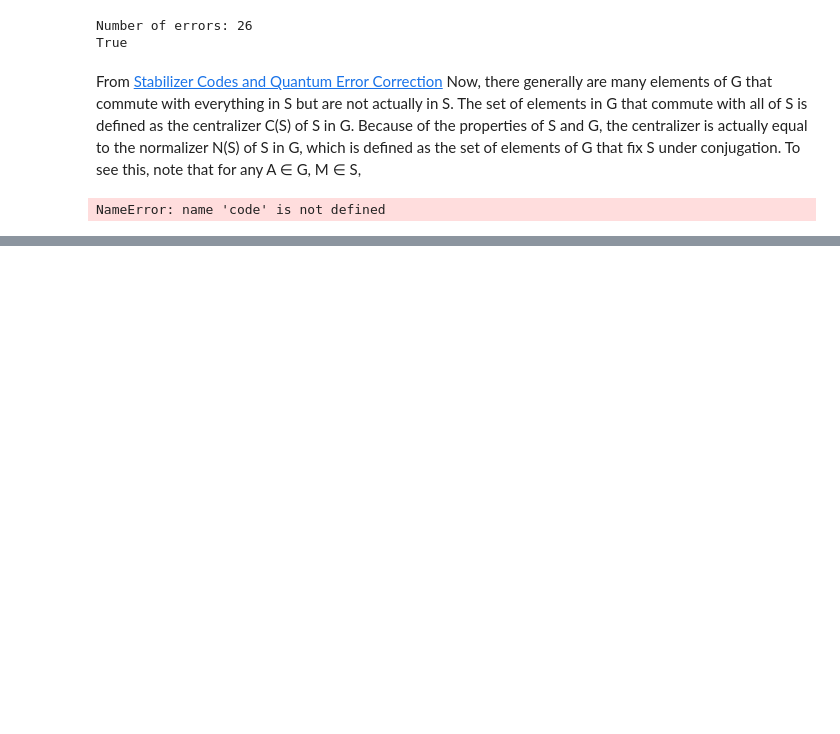
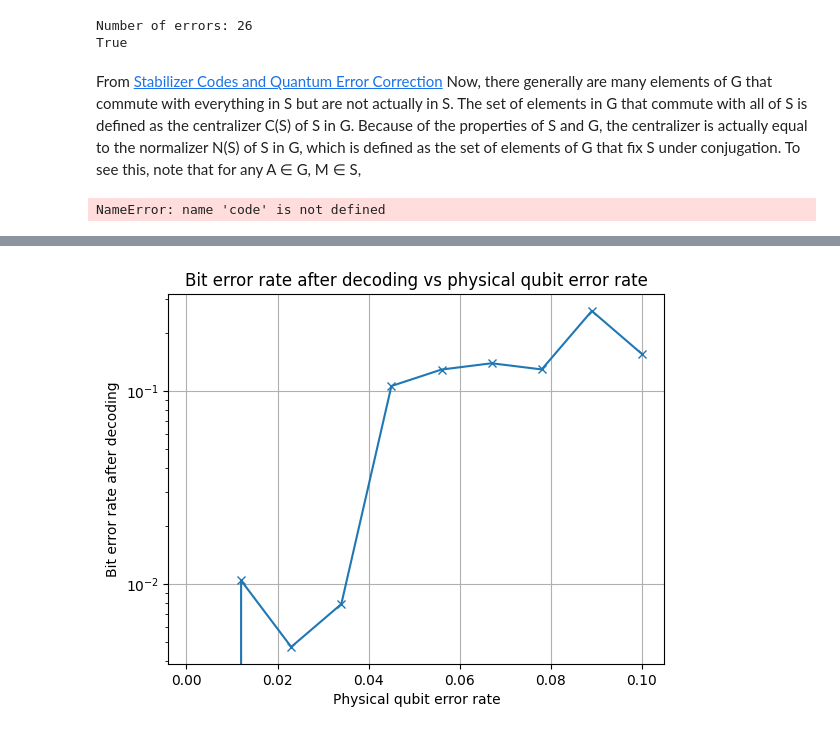
Before and after one commit to Omer-Sella/qecc, a Jupyter notebook: notebooks/2 orderedStatisticsDecoding.ipynb, the cells around one changed output, grey strips where cells are left out. Saved outputs shown, nothing was run; the diff lists cells and outputs as text; code cells hidden in the pictures; blank space fills up the shorter version.

```diff
--- a/notebooks/2 orderedStatisticsDecoding.ipynb
+++ b/notebooks/2 orderedStatisticsDecoding.ipynb
@@ -172,0 +195,12 @@ plt.plot(pError, ber, marker='o')
+# %%
+
+ber2 = ber / (numberOfSamples * H_X.shape[1])
+plt.plot(pError, ber2, marker='x')
+plt.xlabel("Physical qubit error rate")
+plt.ylabel("Bit error rate after decoding")
+plt.yscale("log")
+plt.title("Bit error rate after decoding vs physical qubit error rate")
+plt.grid(True)
+plt.show()
+# %% [output]
+[figure, added]
```
Also changed, not shown: parts of 4 cells of this notebook, 1 other file.
